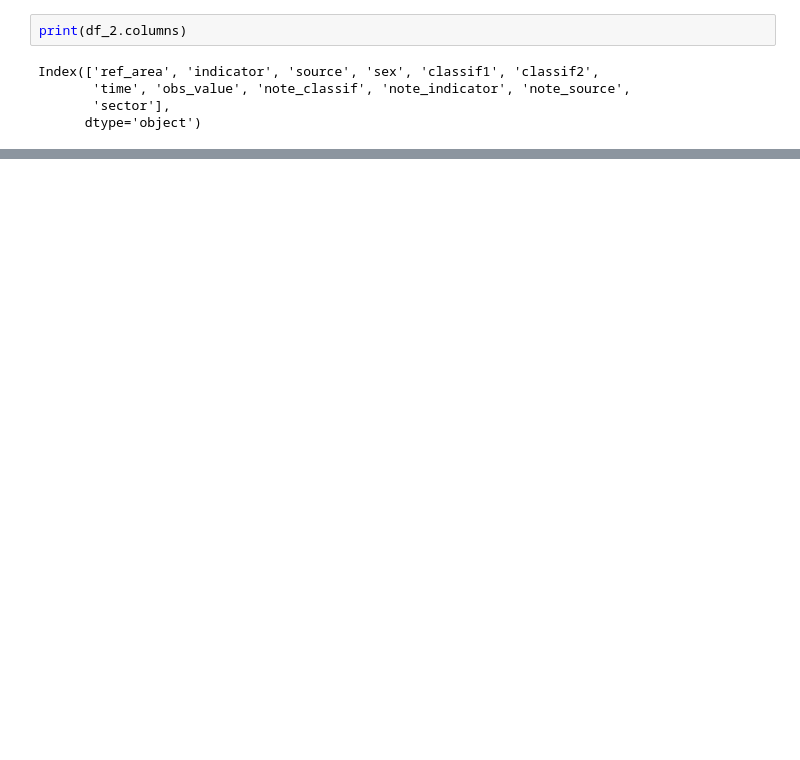
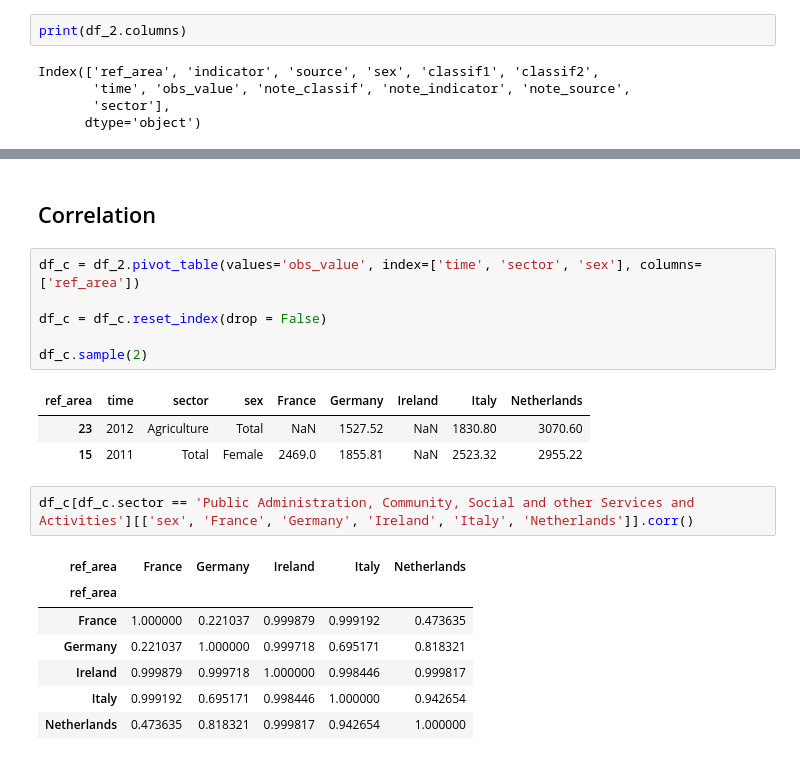
Before and after one commit to leticiacosta91/NewOfficial, a Jupyter notebook: Statistic - REPEAT.ipynb, the cells around one changed output, grey strips where cells are left out. Cells and saved outputs as stored; diff of their text form; blank space fills up the shorter version.

```diff
--- a/Statistic - REPEAT.ipynb
+++ b/Statistic - REPEAT.ipynb
@@ -1104,0 +1080,22 @@ df_corr.sample
+# %% [markdown]
+## Correlation
+# %%
+df_c = df_2.pivot_table(values='obs_value', index=['time', 'sector', 'sex'], columns=['ref_area'])
+
+df_c = df_c.reset_index(drop = False)
+
+df_c.sample(2)
+# %% [output]
+| ref_area | time | sector | sex | France | Germany | Ireland | Italy | Netherlands |
+| 23 | 2012 | Agriculture | Total | NaN | 1527.52 | NaN | 1830.80 | 3070.60 |
+| 15 | 2011 | Total | Female | 2469.0 | 1855.81 | NaN | 2523.32 | 2955.22 |
+# %%
+df_c[df_c.sector == 'Public Administration, Community, Social and other Services and Activities'][['sex', 'France', 'Germany', 'Ireland', 'Italy', 'Netherlands']].corr()
+# %% [output]
+| ref_area | France | Germany | Ireland | Italy | Netherlands |
+| ref_area |  |  |  |  |  |
+| France | 1.000000 | 0.221037 | 0.999879 | 0.999192 | 0.473635 |
+| Germany | 0.221037 | 1.000000 | 0.999718 | 0.695171 | 0.818321 |
+| Ireland | 0.999879 | 0.999718 | 1.000000 | 0.998446 | 0.999817 |
+| Italy | 0.999192 | 0.695171 | 0.998446 | 1.000000 | 0.942654 |
+| Netherlands | 0.473635 | 0.818321 | 0.999817 | 0.942654 | 1.000000 |
```
Also changed, not shown: parts of 32 cells of this notebook.
